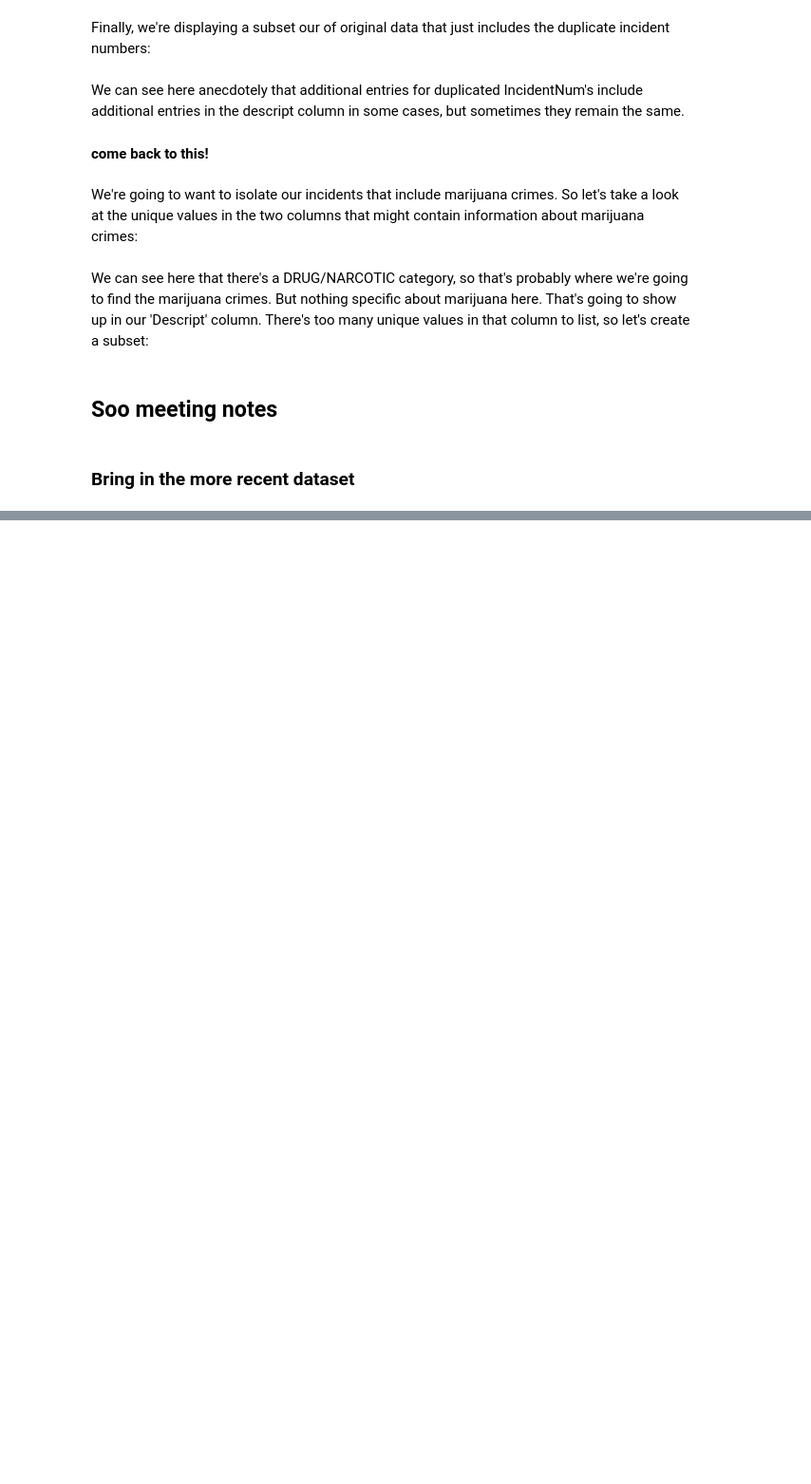
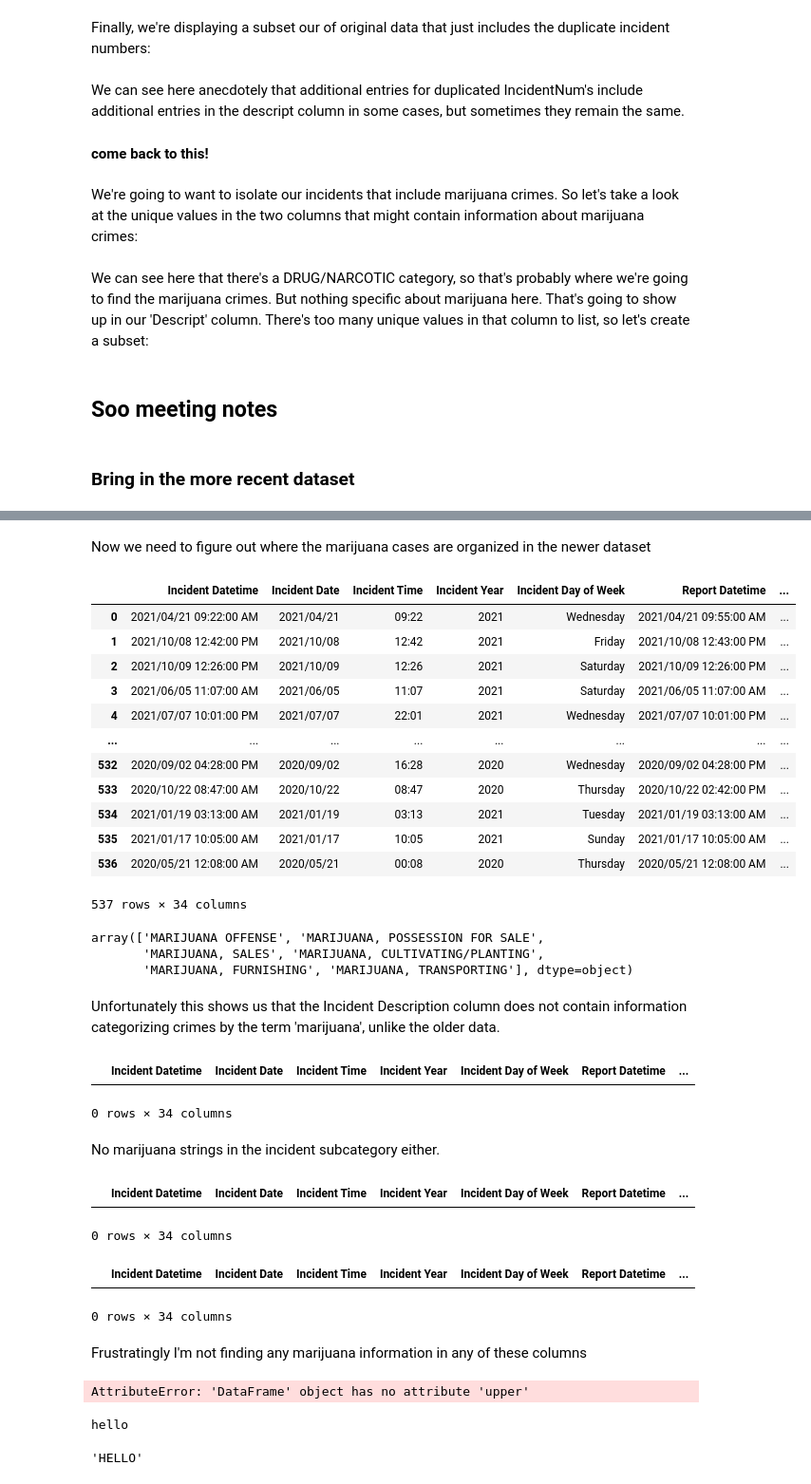
Before and after one commit to Noah-Baustin/sf_crime_data_analysis, a Jupyter notebook: nb.data.exploration.ipynb, the cells around one changed output, grey strips where cells are left out. Shown at 95% size. Cells and saved outputs as stored; diff of their text form; code cells hidden in the pictures; blank space fills up the shorter version.

```diff
--- a/nb.data.exploration.ipynb
+++ b/nb.data.exploration.ipynb
@@ -153,0 +172,32 @@ historical_data['Resolution'].unique()
+# %%
+newer_data['Incident Description'] = newer_data['Incident Description'].str.upper()
+# %% [markdown]
+Now we need to figure out where the marijuana cases are organized in the newer dataset
+# %%
+find_marijuana_1 = newer_data[
+    newer_data['Incident Description'].str.contains('MARIJUANA')
+].reset_index(drop=True)
+# %%
+find_marijuana_1
+# %% [output]
+|  | Incident Datetime | Incident Date | Incident Time | Incident Year | Incident Day of Week | Report Datetime | ... |
+| 0 | 2021/04/21 09:22:00 AM | 2021/04/21 | 09:22 | 2021 | Wednesday | 2021/04/21 09:55:00 AM | ... |
+| 1 | 2021/10/08 12:42:00 PM | 2021/10/08 | 12:42 | 2021 | Friday | 2021/10/08 12:43:00 PM | ... |
+| 2 | 2021/10/09 12:26:00 PM | 2021/10/09 | 12:26 | 2021 | Saturday | 2021/10/09 12:26:00 PM | ... |
+| 3 | 2021/06/05 11:07:00 AM | 2021/06/05 | 11:07 | 2021 | Saturday | 2021/06/05 11:07:00 AM | ... |
+| 4 | 2021/07/07 10:01:00 PM | 2021/07/07 | 22:01 | 2021 | Wednesday | 2021/07/07 10:01:00 PM | ... |
+| ... | ... | ... | ... | ... | ... | ... | ... |
+| 532 | 2020/09/02 04:28:00 PM | 2020/09/02 | 16:28 | 2020 | Wednesday | 2020/09/02 04:28:00 PM | ... |
+| 533 | 2020/10/22 08:47:00 AM | 2020/10/22 | 08:47 | 2020 | Thursday | 2020/10/22 02:42:00 PM | ... |
+| 534 | 2021/01/19 03:13:00 AM | 2021/01/19 | 03:13 | 2021 | Tuesday | 2021/01/19 03:13:00 AM | ... |
+| 535 | 2021/01/17 10:05:00 AM | 2021/01/17 | 10:05 | 2021 | Sunday | 2021/01/17 10:05:00 AM | ... |
+| 536 | 2020/05/21 12:08:00 AM | 2020/05/21 | 00:08 | 2020 | Thursday | 2020/05/21 12:08:00 AM | ... |
+537 rows × 34 columns
+# %%
+find_marijuana_1['Incident Description'].unique()
+# %% [output]
+array(['MARIJUANA OFFENSE', 'MARIJUANA, POSSESSION FOR SALE',
+       'MARIJUANA, SALES', 'MARIJUANA, CULTIVATING/PLANTING',
+       'MARIJUANA, FURNISHING', 'MARIJUANA, TRANSPORTING'], dtype=object)
+# %% [markdown]
+Unfortunately this shows us that the Incident Description column does not contain information categorizing crimes by the term 'marijuana', unlike the older data.
@@ -153,0 +208,7 @@ historical_data['Resolution'].unique()
+# %%
+find_marijuana_2
+# %% [output]
+|  | Incident Datetime | Incident Date | Incident Time | Incident Year | Incident Day of Week | Report Datetime | ... |
+0 rows × 34 columns
+# %% [markdown]
+No marijuana strings in the incident subcategory either.
@@ -153,0 +219,5 @@ historical_data['Resolution'].unique()
+# %%
+find_marijuana_3
+# %% [output]
+|  | Incident Datetime | Incident Date | Incident Time | Incident Year | Incident Day of Week | Report Datetime | ... |
+0 rows × 34 columns
@@ -153,0 +228,7 @@ historical_data['Resolution'].unique()
+# %%
+find_marijuana_4
+# %% [output]
+|  | Incident Datetime | Incident Date | Incident Time | Incident Year | Incident Day of Week | Report Datetime | ... |
+0 rows × 34 columns
+# %% [markdown]
+Frustratingly I'm not finding any marijuana information in any of these columns
@@ -153,0 +237,13 @@ historical_data['Resolution'].unique()
+# %%
+upper_test = upper_test.upper()
+# %% [output]
+AttributeError: 'DataFrame' object has no attribute 'upper'
+# %%
+test = 'hello'
+print(test)
+# %% [output]
+hello
+# %%
+test.upper()
+# %% [output]
+'HELLO'
```
Also changed, not shown: parts of 13 cells of this notebook, 2 other files.
